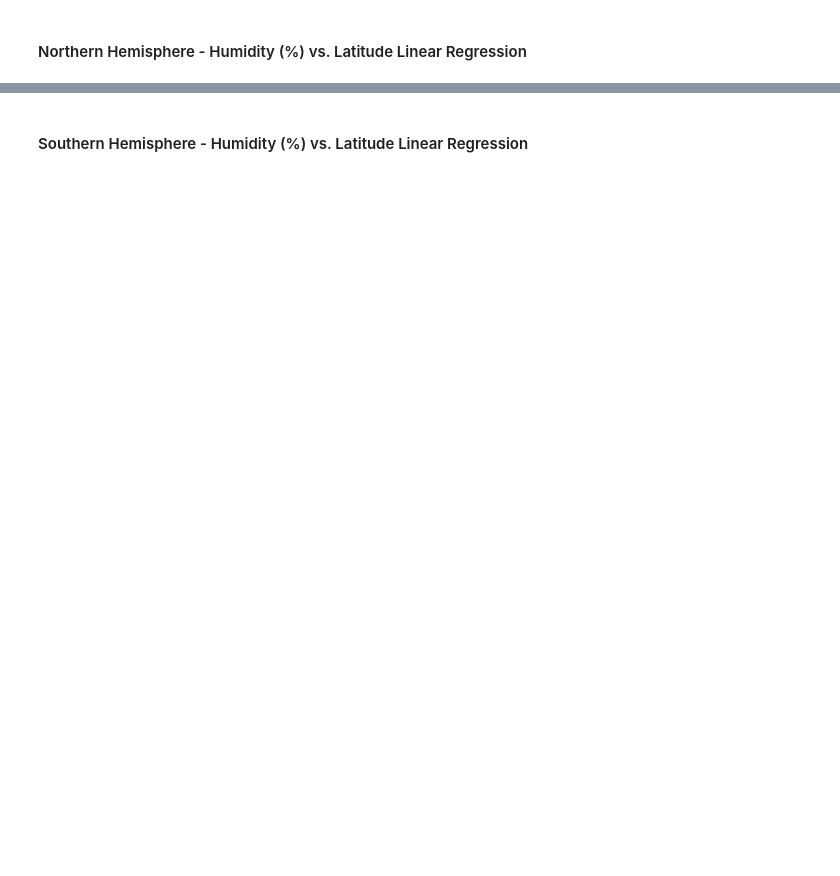
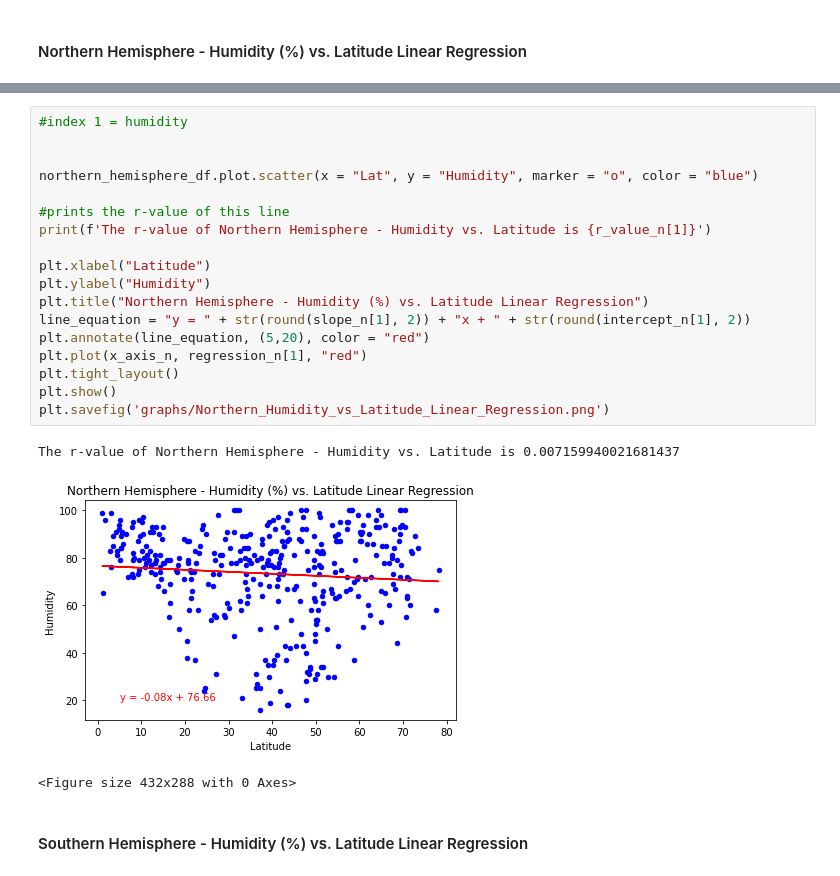
Before and after one commit to csong2020/python-api-challenge, a Jupyter notebook: WeatherPy.ipynb, the cells around one changed output, grey strips where cells are left out. Saved outputs shown, nothing was run; the diff lists cells and outputs as text; blank space fills up the shorter version.

```diff
--- a/WeatherPy.ipynb
+++ b/WeatherPy.ipynb
@@ -422,2 +432,24 @@ The r-value is: 0.000543987878808455
+# %%
+#index 1 = humidity
+
+
+northern_hemisphere_df.plot.scatter(x = "Lat", y = "Humidity", marker = "o", color = "blue")
+
+#prints the r-value of this line
+print(f'The r-value of Northern Hemisphere - Humidity vs. Latitude is {r_value_n[1]}')
+
+plt.xlabel("Latitude")
+plt.ylabel("Humidity")
+plt.title("Northern Hemisphere - Humidity (%) vs. Latitude Linear Regression")
+line_equation = "y = " + str(round(slope_n[1], 2)) + "x + " + str(round(intercept_n[1], 2))
+plt.annotate(line_equation, (5,20), color = "red")
+plt.plot(x_axis_n, regression_n[1], "red")
+plt.tight_layout()
+plt.show()
+plt.savefig('graphs/Northern_Humidity_vs_Latitude_Linear_Regression.png')
+# %% [output]
+The r-value of Northern Hemisphere - Humidity vs. Latitude is 0.007159940021681437
+[figure, added]
+<Figure size 432x288 with 0 Axes>
 # %% [markdown]
 ####  Southern Hemisphere - Humidity (%) vs. Latitude Linear Regression
```
Also changed, not shown: parts of 32 cells of this notebook, 16 other files.
